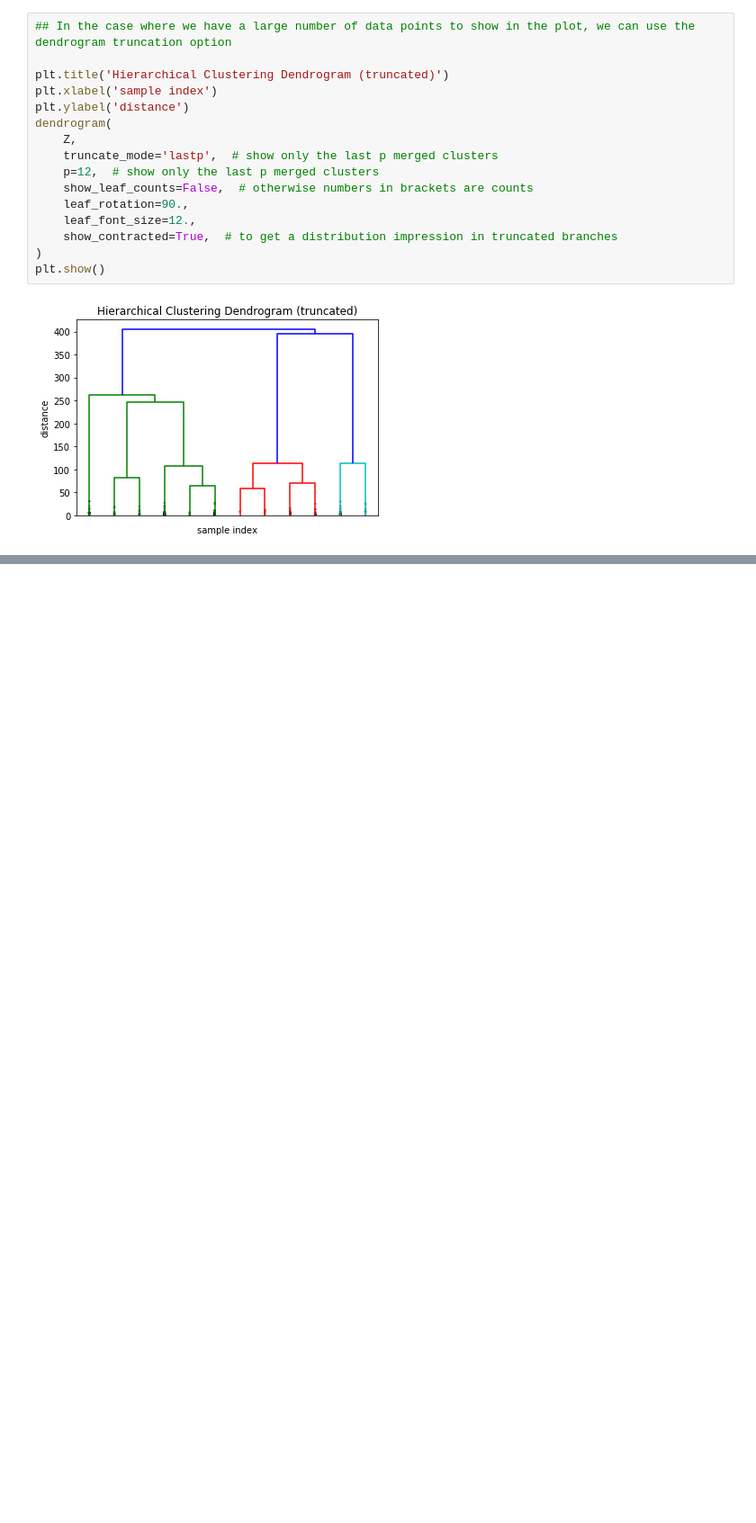
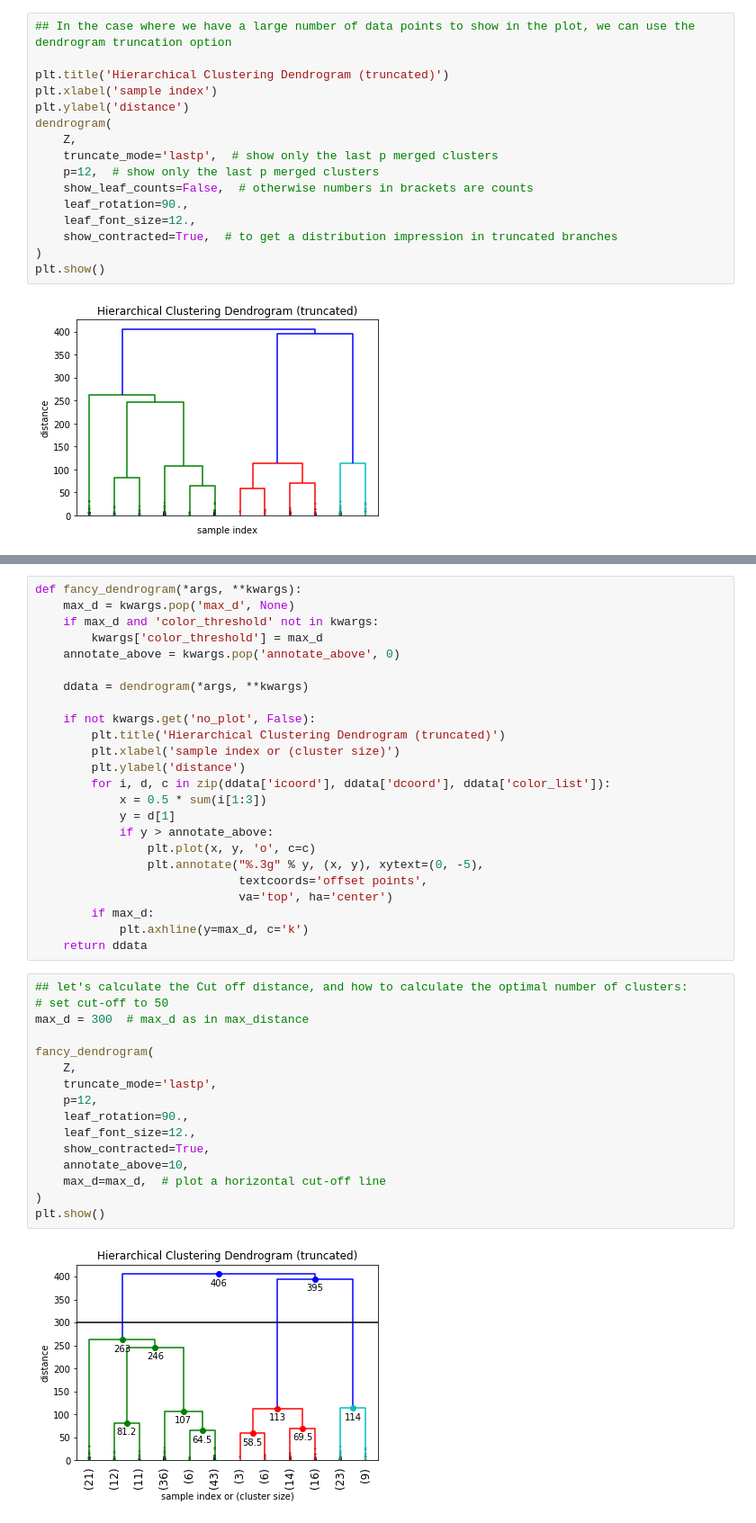
Before and after one commit to WajdiBenSaad/Random_Python_Stuff, a Jupyter notebook: All_unsupervised_Clustering_Algorithms_V01.ipynb, the cells around one changed output, grey strips where cells are left out. Shown at 90% size. Drawn from its saved outputs; the diff is of its cells as text; blank space fills up the shorter version.

```diff
--- a/All_unsupervised_Clustering_Algorithms_V01.ipynb
+++ b/All_unsupervised_Clustering_Algorithms_V01.ipynb
@@ -146,0 +165,42 @@ plt.show()
+# %%
+def fancy_dendrogram(*args, **kwargs):
+    max_d = kwargs.pop('max_d', None)
+    if max_d and 'color_threshold' not in kwargs:
+        kwargs['color_threshold'] = max_d
+    annotate_above = kwargs.pop('annotate_above', 0)
+
+    ddata = dendrogram(*args, **kwargs)
+
+    if not kwargs.get('no_plot', False):
+        plt.title('Hierarchical Clustering Dendrogram (truncated)')
+        plt.xlabel('sample index or (cluster size)')
+        plt.ylabel('distance')
+        for i, d, c in zip(ddata['icoord'], ddata['dcoord'], ddata['color_list']):
+            x = 0.5 * sum(i[1:3])
+            y = d[1]
+            if y > annotate_above:
+                plt.plot(x, y, 'o', c=c)
+                plt.annotate("%.3g" % y, (x, y), xytext=(0, -5),
+                             textcoords='offset points',
+                             va='top', ha='center')
+        if max_d:
+            plt.axhline(y=max_d, c='k')
+    return ddata
+# %%
+## let's calculate the Cut off distance, and how to calculate the optimal number of clusters:
+# set cut-off to 50
+max_d = 300  # max_d as in max_distance
+
+fancy_dendrogram(
+    Z,
+    truncate_mode='lastp',
+    p=12,
+    leaf_rotation=90.,
+    leaf_font_size=12.,
+    show_contracted=True,
+    annotate_above=10,
+    max_d=max_d,  # plot a horizontal cut-off line
+)
+plt.show()
+# %% [output]
+[figure, added]
```
Also changed, not shown: parts of 8 cells of this notebook.
